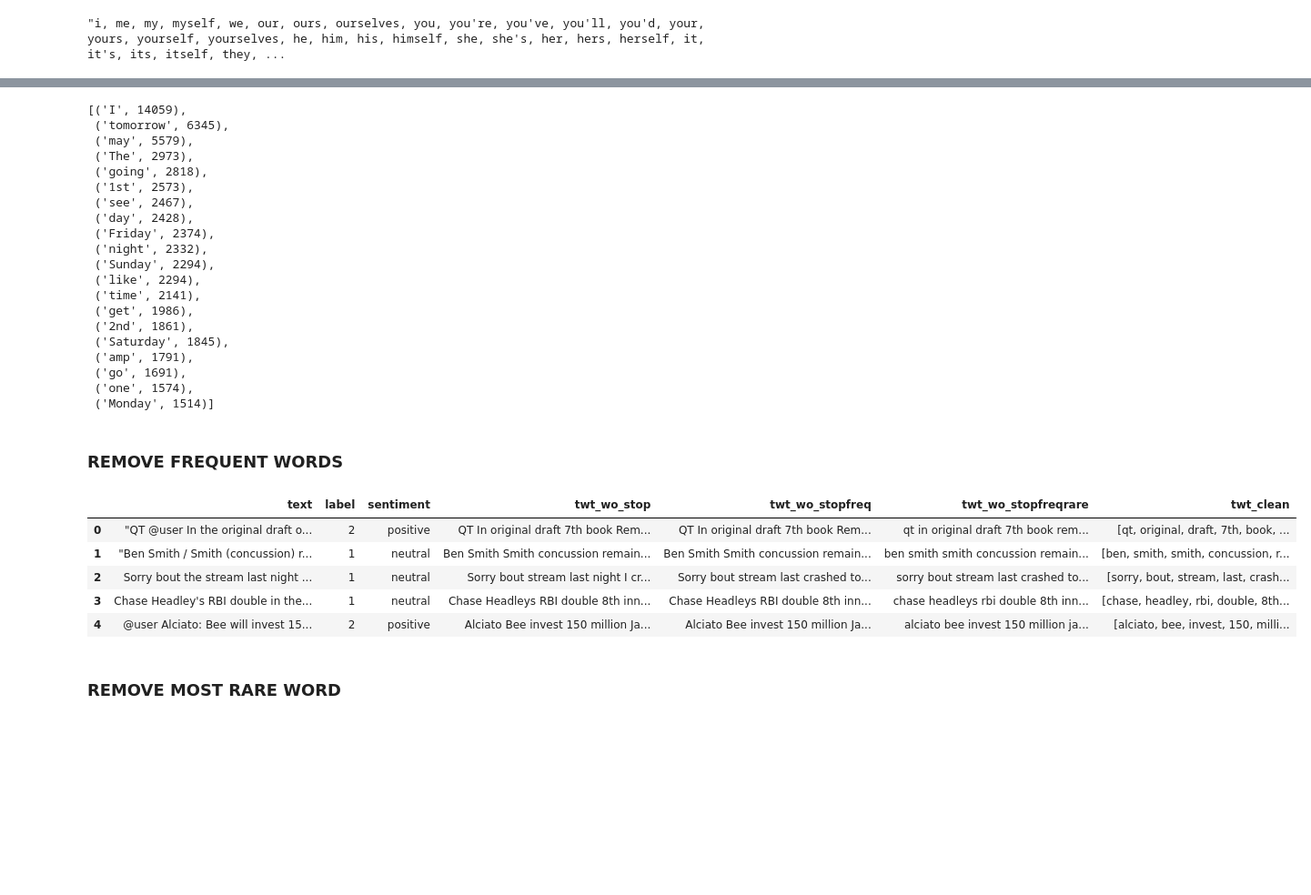
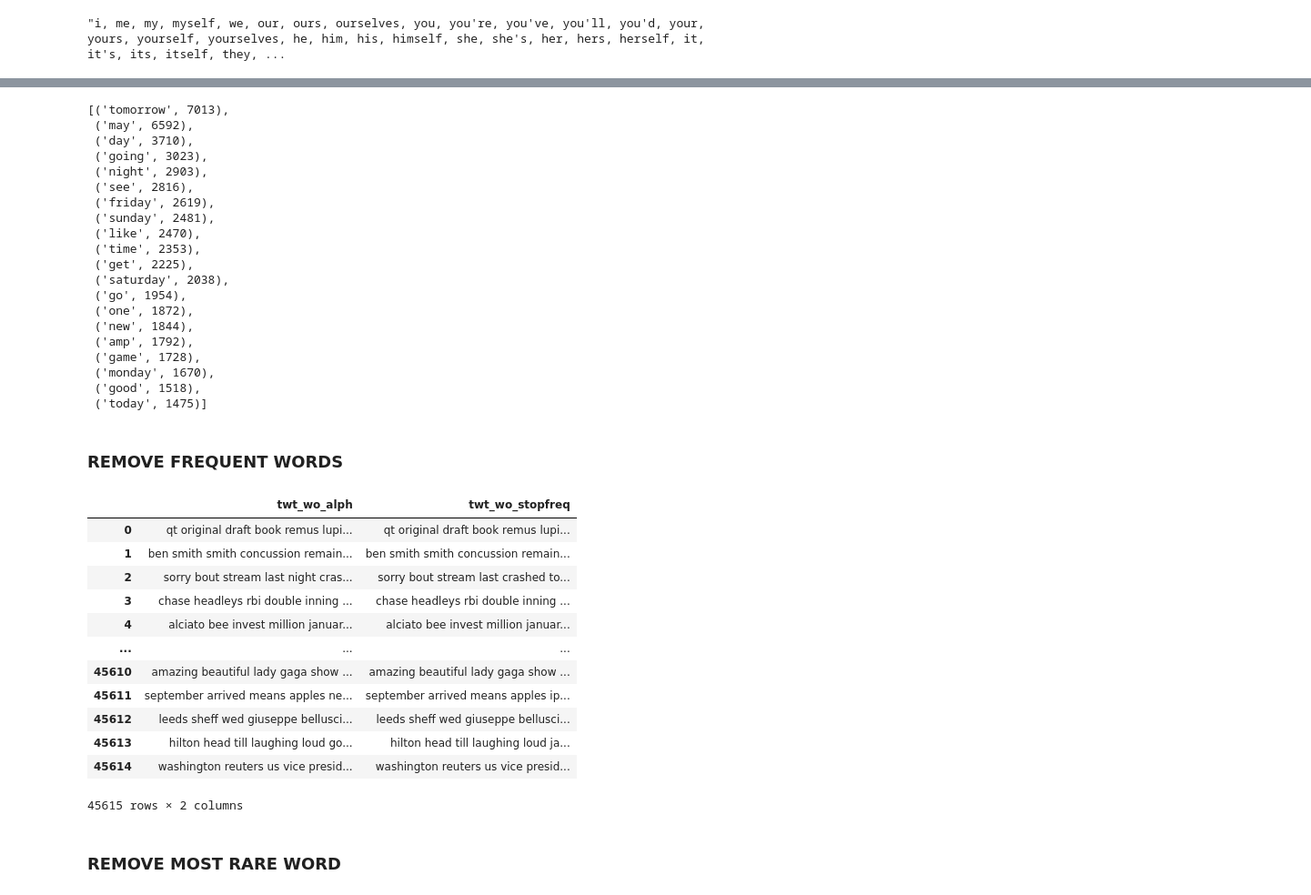
Before and after one commit to BIGMOUSSA/Sentiment_Analysis_01, a Jupyter notebook: main_notebook.ipynb, the cells around one changed output, grey strips where cells are left out. Shown at 91% size. Saved outputs shown, nothing was run; the diff lists cells and outputs as text; code cells hidden in the pictures; blank space fills up the shorter version.

```diff
--- a/main_notebook.ipynb
+++ b/main_notebook.ipynb
@@ -2888,8 +2923,8 @@ STOPWORDS = set(stopwords.words('english'))
 
 def remove_stopwords(text):
     """custom function to remove the stopwords"""
-    return " ".join([word for word in str(text).split() if word not in STOPWORDS])
+    return " ".join([word for word in str(text).lower().split() if word not in STOPWORDS])
 
-data_train["twt_wo_stop"] = data_train["twt_wo_punct"].apply(lambda text: remove_stopwords(text))
-data_train.head()
+data_train2["twt_wo_stop"] = data_train2["twt_wo_punct"].apply(lambda text: remove_stopwords(text))
+data_train2[["twt_wo_punct", "twt_wo_stop"]]
 # %% [output]
@@ -2901,0 +2944,6 @@ data_train.head()
+# %%
+#Remove other non alphanumrics
+def rmv_ohter_nalpha(tweet):
+    toks = tweet.strip().split()
+    cleaned_twt = [t for t in toks if  re.match(r'[^\W\d]*$', t)]
+    return " ".join(cleaned_twt)
@@ -2901,0 +2954,3 @@ data_train.head()
+# %%
+data_train2["twt_wo_alph"] = data_train2["twt_wo_stop"].apply(lambda text: rmv_ohter_nalpha(text))
+data_train2[["twt_wo_alph", "twt_wo_stop"]].head()
@@ -2903,49 +2965,56 @@ data_train.head()
 from collections import Counter
 cnt = Counter()
 
-for text in data_train["twt_wo_stop"].values:
+for text in data_train2["twt_wo_alph"].values:
     for word in text.split():
         cnt[word] += 1
 
 cnt.most_common(20)
 # %% [output]
-[('I', 14059),
- ('tomorrow', 6345),
- ('may', 5579),
- ('The', 2973),
- ('going', 2818),
- ('1st', 2573),
- ('see', 2467),
- ('day', 2428),
- ('Friday', 2374),
- ('night', 2332),
- ('Sunday', 2294),
- ('like', 2294),
- ('time', 2141),
- ('get', 1986),
- ('2nd', 1861),
- ('Saturday', 1845),
- ('amp', 1791),
- ('go', 1691),
- ('one', 1574),
- ('Monday', 1514)]
+[('tomorrow', 7013),
+ ('may', 6592),
+ ('day', 3710),
+ ('going', 3023),
+ ('night', 2903),
+ ('see', 2816),
+ ('friday', 2619),
+ ('sunday', 2481),
+ ('like', 2470),
+ ('time', 2353),
+ ('get', 2225),
+ ('saturday', 2038),
+ ('go', 1954),
+ ('one', 1872),
+ ('new', 1844),
+ ('amp', 1792),
+ ('game', 1728),
+ ('monday', 1670),
+ ('good', 1518),
+ ('today', 1475)]
 # %% [markdown]
 ### REMOVE FREQUENT WORDS
 # %%
 FREQWORDS = set([w for (w, wc) in cnt.most_common(20)])
 def remove_freqwords(text):
     """custom function to remove the frequent words"""
     return " ".join([word for word in str(text).split() if word not in FREQWORDS])
 
-data_train["twt_wo_stopfreq"] = data_train["twt_wo_stop"].apply(lambda text: remove_freqwords(text))
-data_train.head()
+data_train2["twt_wo_stopfreq"] = data_train2["twt_wo_alph"].apply(lambda text: remove_freqwords(text))
+data_train2[["twt_wo_alph", "twt_wo_stopfreq"]]
 # %% [output]
-|  | text | label | sentiment | twt_wo_stop | twt_wo_stopfreq | twt_wo_stopfreqrare | twt_clean |
-| 0 | "QT @user In the original draft o... | 2 | positive | QT In original draft 7th book Rem... | QT In original draft 7th book Rem... | qt in original draft 7th book rem... | [qt, original, draft, 7th, book, ... |
-| 1 | "Ben Smith / Smith (concussion) r... | 1 | neutral | Ben Smith Smith concussion remain... | Ben Smith Smith concussion remain... | ben smith smith concussion remain... | [ben, smith, smith, concussion, r... |
-| 2 | Sorry bout the stream last night ... | 1 | neutral | Sorry bout stream last night I cr... | Sorry bout stream last crashed to... | sorry bout stream last crashed to... | [sorry, bout, stream, last, crash... |
-| 3 | Chase Headley's RBI double in the... | 1 | neutral | Chase Headleys RBI double 8th inn... | Chase Headleys RBI double 8th inn... | chase headleys rbi double 8th inn... | [chase, headley, rbi, double, 8th... |
-| 4 | @user Alciato: Bee will invest 15... | 2 | positive | Alciato Bee invest 150 million Ja... | Alciato Bee invest 150 million Ja... | alciato bee invest 150 million ja... | [alciato, bee, invest, 150, milli... |
+|  | twt_wo_alph | twt_wo_stopfreq |
+| 0 | qt original draft book remus lupi... | qt original draft book remus lupi... |
+| 1 | ben smith smith concussion remain... | ben smith smith concussion remain... |
+| 2 | sorry bout stream last night cras... | sorry bout stream last crashed to... |
+| 3 | chase headleys rbi double inning ... | chase headleys rbi double inning ... |
+| 4 | alciato bee invest million januar... | alciato bee invest million januar... |
+| ... | ... | ... |
+| 45610 | amazing beautiful lady gaga show ... | amazing beautiful lady gaga show ... |
+| 45611 | september arrived means apples ne... | september arrived means apples ip... |
+| 45612 | leeds sheff wed giuseppe bellusci... | leeds sheff wed giuseppe bellusci... |
+| 45613 | hilton head till laughing loud go... | hilton head till laughing loud ja... |
+| 45614 | washington reuters us vice presid... | washington reuters us vice presid... |
+45615 rows × 2 columns
 # %% [markdown]
 ### REMOVE MOST RARE WORD
 # %%
```
Also changed, not shown: parts of 35 cells of this notebook, 2 other files.
